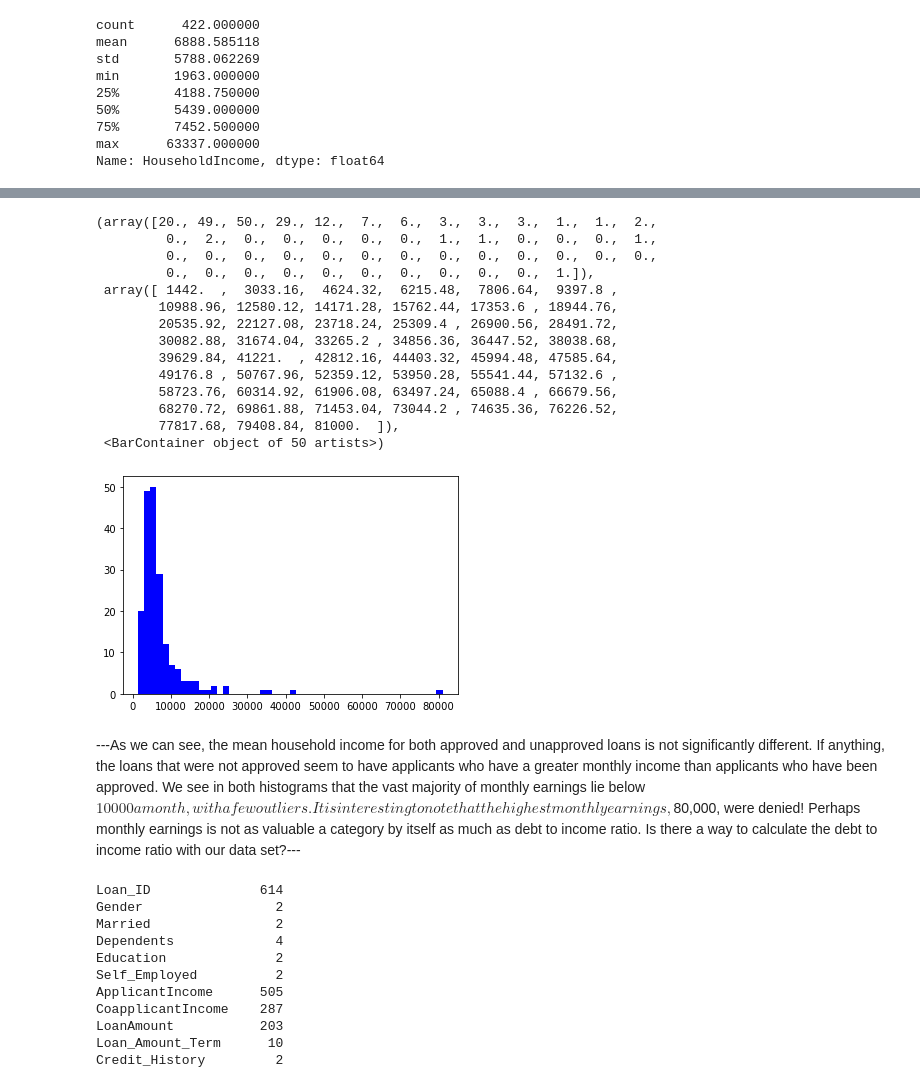
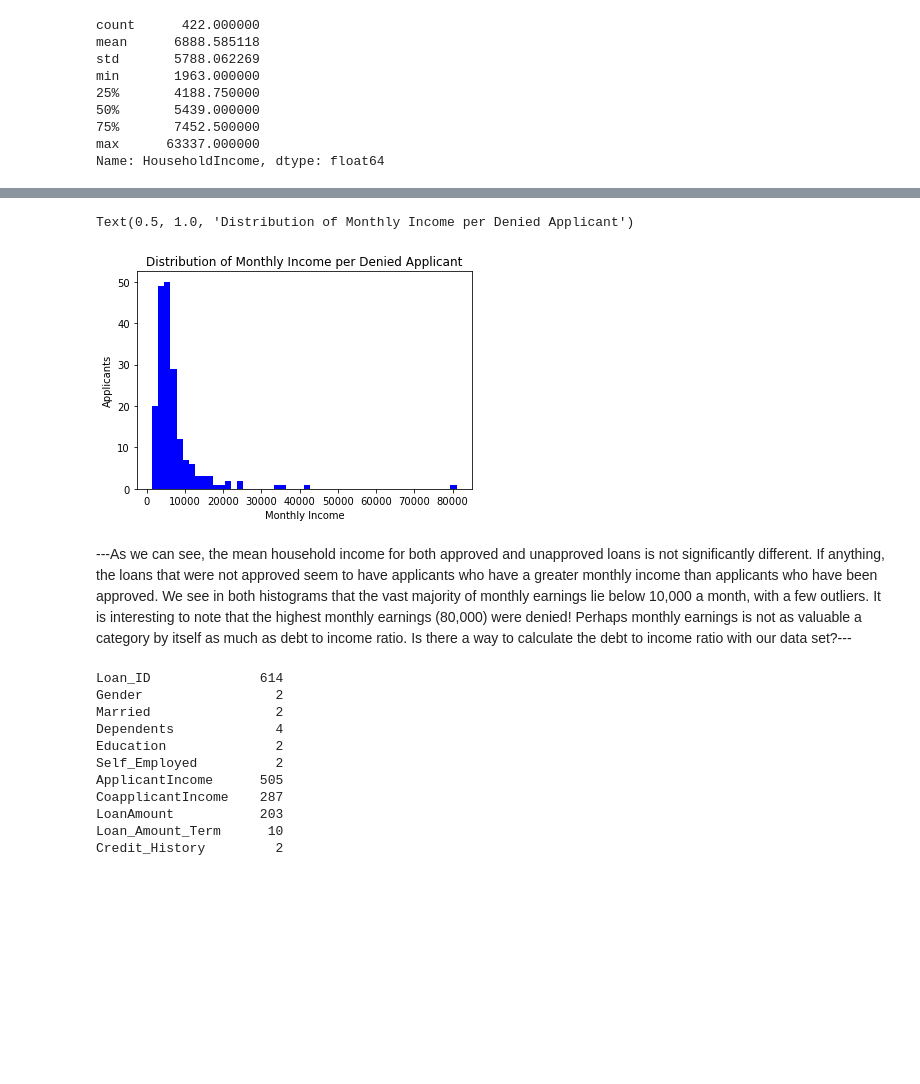
Before and after one commit to threeves91/Springboard, a Jupyter notebook: Capstone Project 2/Exploratory Data Analysis.ipynb, the cells around one changed output, grey strips where cells are left out. Drawn from its saved outputs; the diff is of its cells as text; code cells hidden in the pictures; blank space fills up the shorter version.

```diff
--- a/Capstone Project 2/Exploratory Data Analysis.ipynb
+++ b/Capstone Project 2/Exploratory Data Analysis.ipynb
@@ -88,23 +78,13 @@ plt.hist(LA_Y['HouseholdIncome'], bins=50, color='red')
 # %%
 plt.hist(LA_N['HouseholdIncome'], bins=50, color='Blue')
+plt.xlabel('Monthly Income')
+plt.ylabel('Applicants')
+plt.title('Distribution of Monthly Income per Denied Applicant')
 # %% [output]
-(array([20., 49., 50., 29., 12.,  7.,  6.,  3.,  3.,  3.,  1.,  1.,  2.,
-         0.,  2.,  0.,  0.,  0.,  0.,  0.,  1.,  1.,  0.,  0.,  0.,  1.,
-         0.,  0.,  0.,  0.,  0.,  0.,  0.,  0.,  0.,  0.,  0.,  0.,  0.,
-         0.,  0.,  0.,  0.,  0.,  0.,  0.,  0.,  0.,  0.,  1.]),
- array([ 1442.  ,  3033.16,  4624.32,  6215.48,  7806.64,  9397.8 ,
-        10988.96, 12580.12, 14171.28, 15762.44, 17353.6 , 18944.76,
-        20535.92, 22127.08, 23718.24, 25309.4 , 26900.56, 28491.72,
-        30082.88, 31674.04, 33265.2 , 34856.36, 36447.52, 38038.68,
-        39629.84, 41221.  , 42812.16, 44403.32, 45994.48, 47585.64,
-        49176.8 , 50767.96, 52359.12, 53950.28, 55541.44, 57132.6 ,
-        58723.76, 60314.92, 61906.08, 63497.24, 65088.4 , 66679.56,
-        68270.72, 69861.88, 71453.04, 73044.2 , 74635.36, 76226.52,
-        77817.68, 79408.84, 81000.  ]),
- <BarContainer object of 50 artists>)
+Text(0.5, 1.0, 'Distribution of Monthly Income per Denied Applicant')
-[figure, old version]
+[figure, new version]
 # %% [markdown]
----As we can see, the mean household income for both approved and unapproved loans is not significantly different. If anything, the loans that were not approved seem to have applicants who have a greater monthly income than applicants who have been approved. We see in both histograms that the vast majority of monthly earnings lie below $10000 a month, with a few outliers. It is interesting to note that the highest monthly earnings, $80,000, were denied! Perhaps monthly earnings is not as valuable a category by itself as much as debt to income ratio. Is there a way to calculate the debt to income ratio with our data set?---
+---As we can see, the mean household income for both approved and unapproved loans is not significantly different. If anything, the loans that were not approved seem to have applicants who have a greater monthly income than applicants who have been approved. We see in both histograms that the vast majority of monthly earnings lie below 10,000 a month, with a few outliers. It is interesting to note that the highest monthly earnings (80,000) were denied! Perhaps monthly earnings is not as valuable a category by itself as much as debt to income ratio. Is there a way to calculate the debt to income ratio with our data set?---
 # %%
 loan_data.nunique()
 # %% [output]
```
Also changed, not shown: parts of 17 cells of this notebook.
